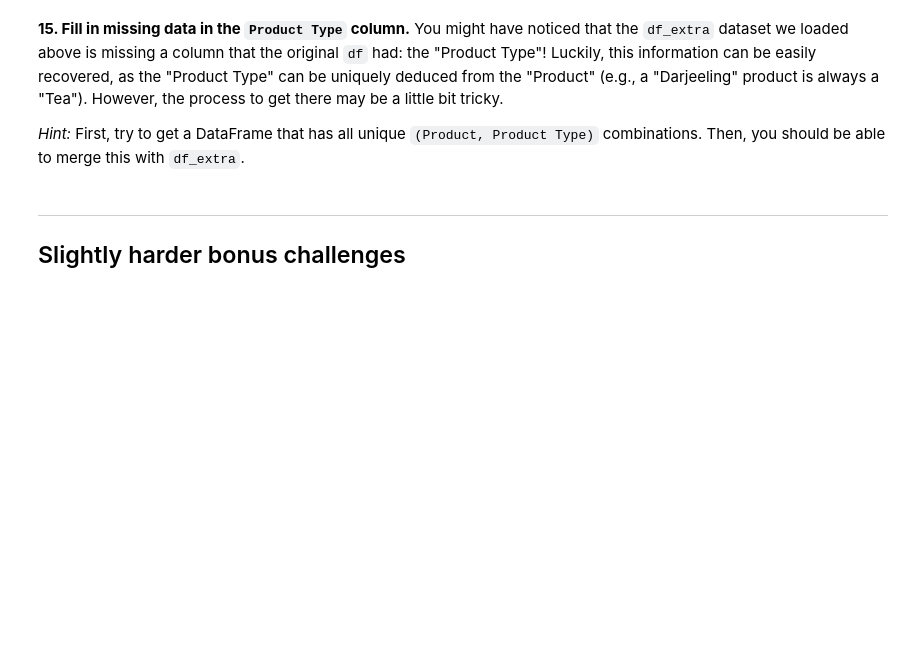
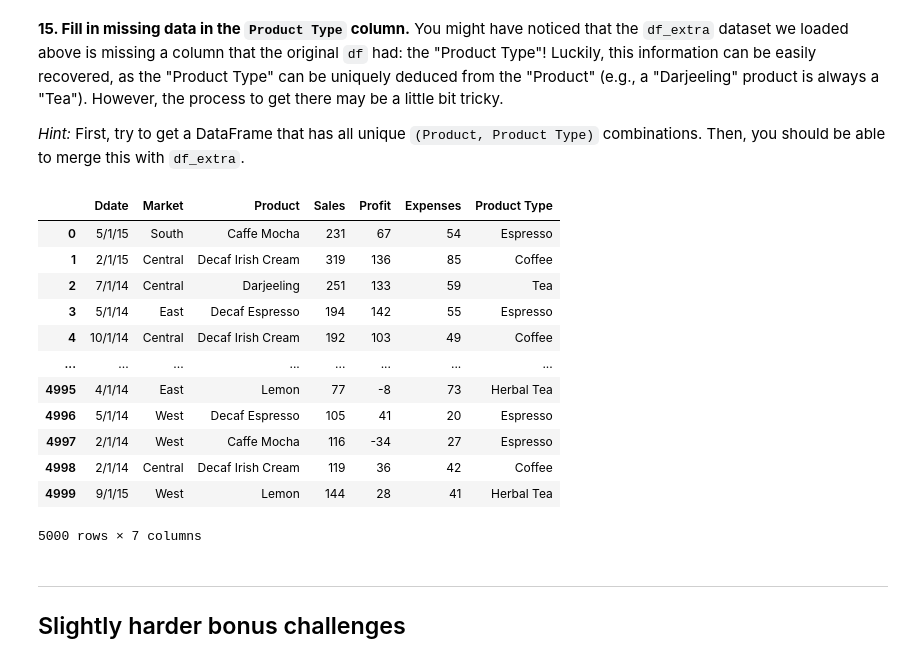
Before and after one commit to JesperIsacson/AI_Master, a Jupyter notebook: Data_science_programming/Exs/e1/01_Pandas.ipynb, the cells around one changed output. Saved outputs shown, nothing was run; the diff lists cells and outputs as text; code cells hidden in the pictures; blank space fills up the shorter version.

```diff
--- a/Data_science_programming/Exs/e1/01_Pandas.ipynb
+++ b/Data_science_programming/Exs/e1/01_Pandas.ipynb
@@ -269,7 +291,21 @@ df_markets
 
 _Hint:_ First, try to get a DataFrame that has all unique `(Product, Product Type)` combinations. Then, you should be able to merge this with `df_extra`.
 # %%
-# Your code here
+df_extra.merge(df[["Product", "Product Type"]].drop_duplicates(), "left")
+# %% [output]
+|  | Ddate | Market | Product | Sales | Profit | Expenses | Product Type |
+| 0 | 5/1/15 | South | Caffe Mocha | 231 | 67 | 54 | Espresso |
+| 1 | 2/1/15 | Central | Decaf Irish Cream | 319 | 136 | 85 | Coffee |
+| 2 | 7/1/14 | Central | Darjeeling | 251 | 133 | 59 | Tea |
+| 3 | 5/1/14 | East | Decaf Espresso | 194 | 142 | 55 | Espresso |
+| 4 | 10/1/14 | Central | Decaf Irish Cream | 192 | 103 | 49 | Coffee |
+| ... | ... | ... | ... | ... | ... | ... | ... |
+| 4995 | 4/1/14 | East | Lemon | 77 | -8 | 73 | Herbal Tea |
+| 4996 | 5/1/14 | West | Decaf Espresso | 105 | 41 | 20 | Espresso |
+| 4997 | 2/1/14 | West | Caffe Mocha | 116 | -34 | 27 | Espresso |
+| 4998 | 2/1/14 | Central | Decaf Irish Cream | 119 | 36 | 42 | Coffee |
+| 4999 | 9/1/15 | West | Lemon | 144 | 28 | 41 | Herbal Tea |
+5000 rows × 7 columns
 # %% [markdown]
 - - -
 ## Slightly harder bonus challenges
```
Also changed, not shown: parts of 12 cells of this notebook, 1 other file.
